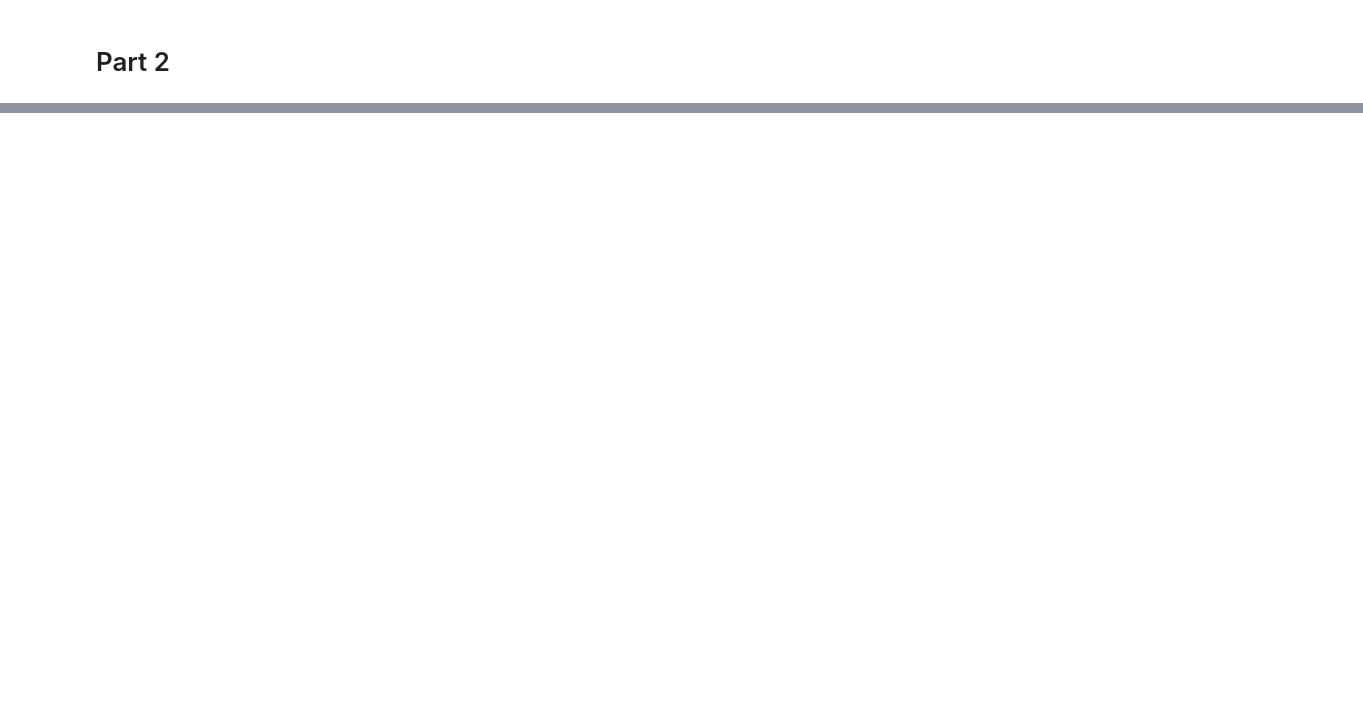
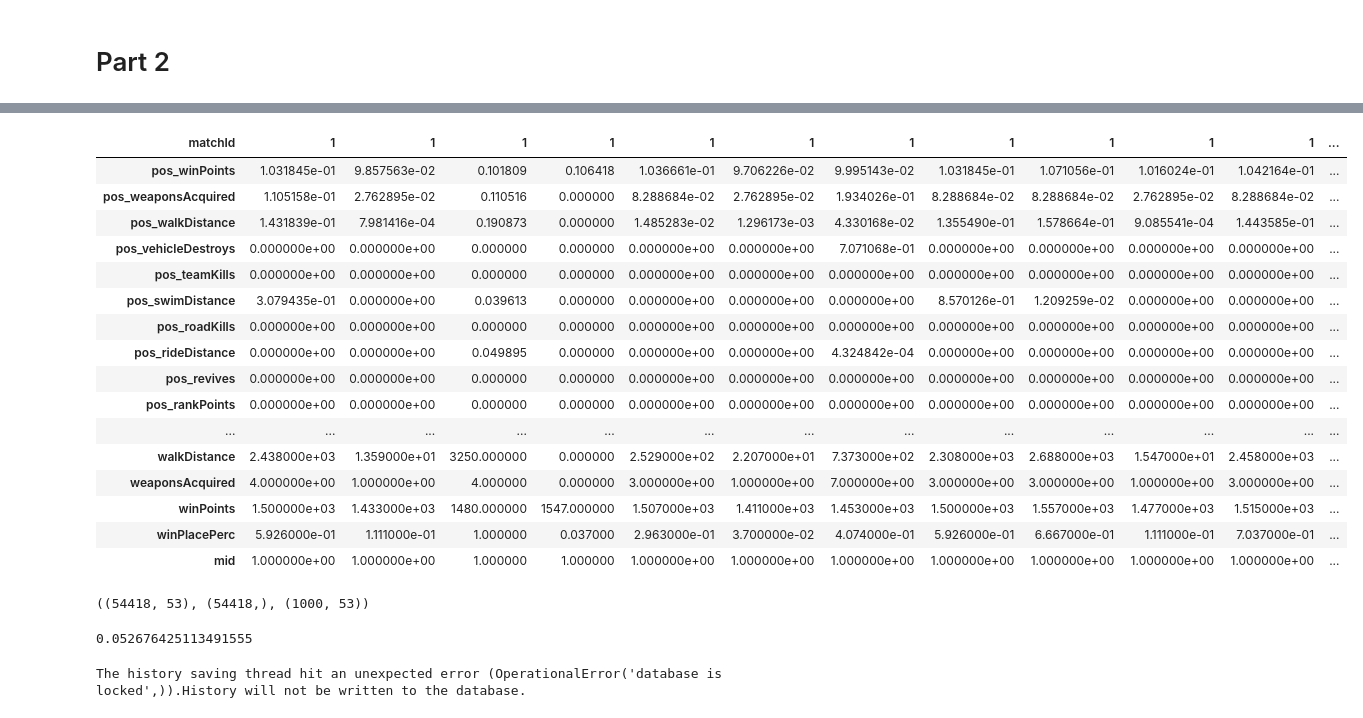
Before and after one commit to thiago1080/pubg, a Jupyter notebook: kernel7ba5fc4ccf.ipynb, the cells around one changed output, grey strips where cells are left out. Cells and saved outputs as stored; diff of their text form; code cells hidden in the pictures; blank space fills up the shorter version.

```diff
--- a/kernel7ba5fc4ccf.ipynb
+++ b/kernel7ba5fc4ccf.ipynb
@@ -359,0 +549,4 @@ mt.shape
+# %%
+mt2.drop('xxxxx', inplace=True, axis = 1)
+# %%
+newdf=mt2.copy()
@@ -359,0 +577,20 @@ mt.shape
+# %%
+display_all(newdf.head(100).T)
+# %% [output]
+| matchId | 1 | 1 | 1 | 1 | 1 | 1 | 1 | 1 | 1 | 1 | 1 | ... |
+| pos_winPoints | 1.031845e-01 | 9.857563e-02 | 0.101809 | 0.106418 | 1.036661e-01 | 9.706226e-02 | 9.995143e-02 | 1.031845e-01 | 1.071056e-01 | 1.016024e-01 | 1.042164e-01 | ... |
+| pos_weaponsAcquired | 1.105158e-01 | 2.762895e-02 | 0.110516 | 0.000000 | 8.288684e-02 | 2.762895e-02 | 1.934026e-01 | 8.288684e-02 | 8.288684e-02 | 2.762895e-02 | 8.288684e-02 | ... |
+| pos_walkDistance | 1.431839e-01 | 7.981416e-04 | 0.190873 | 0.000000 | 1.485283e-02 | 1.296173e-03 | 4.330168e-02 | 1.355490e-01 | 1.578664e-01 | 9.085541e-04 | 1.443585e-01 | ... |
+| pos_vehicleDestroys | 0.000000e+00 | 0.000000e+00 | 0.000000 | 0.000000 | 0.000000e+00 | 0.000000e+00 | 7.071068e-01 | 0.000000e+00 | 0.000000e+00 | 0.000000e+00 | 0.000000e+00 | ... |
+| pos_teamKills | 0.000000e+00 | 0.000000e+00 | 0.000000 | 0.000000 | 0.000000e+00 | 0.000000e+00 | 0.000000e+00 | 0.000000e+00 | 0.000000e+00 | 0.000000e+00 | 0.000000e+00 | ... |
+| pos_swimDistance | 3.079435e-01 | 0.000000e+00 | 0.039613 | 0.000000 | 0.000000e+00 | 0.000000e+00 | 0.000000e+00 | 8.570126e-01 | 1.209259e-02 | 0.000000e+00 | 0.000000e+00 | ... |
+| pos_roadKills | 0.000000e+00 | 0.000000e+00 | 0.000000 | 0.000000 | 0.000000e+00 | 0.000000e+00 | 0.000000e+00 | 0.000000e+00 | 0.000000e+00 | 0.000000e+00 | 0.000000e+00 | ... |
+| pos_rideDistance | 0.000000e+00 | 0.000000e+00 | 0.049895 | 0.000000 | 0.000000e+00 | 0.000000e+00 | 4.324842e-04 | 0.000000e+00 | 0.000000e+00 | 0.000000e+00 | 0.000000e+00 | ... |
+| pos_revives | 0.000000e+00 | 0.000000e+00 | 0.000000 | 0.000000 | 0.000000e+00 | 0.000000e+00 | 0.000000e+00 | 0.000000e+00 | 0.000000e+00 | 0.000000e+00 | 0.000000e+00 | ... |
+| pos_rankPoints | 0.000000e+00 | 0.000000e+00 | 0.000000 | 0.000000 | 0.000000e+00 | 0.000000e+00 | 0.000000e+00 | 0.000000e+00 | 0.000000e+00 | 0.000000e+00 | 0.000000e+00 | ... |
+| ... | ... | ... | ... | ... | ... | ... | ... | ... | ... | ... | ... | ... |
+| walkDistance | 2.438000e+03 | 1.359000e+01 | 3250.000000 | 0.000000 | 2.529000e+02 | 2.207000e+01 | 7.373000e+02 | 2.308000e+03 | 2.688000e+03 | 1.547000e+01 | 2.458000e+03 | ... |
+| weaponsAcquired | 4.000000e+00 | 1.000000e+00 | 4.000000 | 0.000000 | 3.000000e+00 | 1.000000e+00 | 7.000000e+00 | 3.000000e+00 | 3.000000e+00 | 1.000000e+00 | 3.000000e+00 | ... |
+| winPoints | 1.500000e+03 | 1.433000e+03 | 1480.000000 | 1547.000000 | 1.507000e+03 | 1.411000e+03 | 1.453000e+03 | 1.500000e+03 | 1.557000e+03 | 1.477000e+03 | 1.515000e+03 | ... |
+| winPlacePerc | 5.926000e-01 | 1.111000e-01 | 1.000000 | 0.037000 | 2.963000e-01 | 3.700000e-02 | 4.074000e-01 | 5.926000e-01 | 6.667000e-01 | 1.111000e-01 | 7.037000e-01 | ... |
+| mid | 1.000000e+00 | 1.000000e+00 | 1.000000 | 1.000000 | 1.000000e+00 | 1.000000e+00 | 1.000000e+00 | 1.000000e+00 | 1.000000e+00 | 1.000000e+00 | 1.000000e+00 | ... |
@@ -359,0 +599,21 @@ mt.shape
+# %%
+df_tr = newdf.drop(['winPlacePerc'],axis=1)
+y_tr = newdf['winPlacePerc']
+
+n_valid = 1000  # same as Kaggle's test set size
+n_tr = len(df_tr)-n_valid
+#raw_train, raw_valid = split_vals(df_raw, n_tr)
+X_train, X_valid = split_vals(df_tr, n_tr)
+y_train, y_valid = split_vals(y_tr, n_tr)
+X_train.shape, y_train.shape, X_valid.shape
+
+m = RandomForestRegressor(n_jobs=-1, n_estimators = 50 )
+m.fit(X_train, y_train)
+print_score(m)
+# %% [output]
+((54418, 53), (54418,), (1000, 53))
+# %%
+imae(m.predict(X_valid), y_valid)
+# %% [output]
+0.052676425113491555
+The history saving thread hit an unexpected error (OperationalError('database is locked',)).History will not be written to the database.
```
Also changed, not shown: parts of 112 cells of this notebook, 1 other file.
